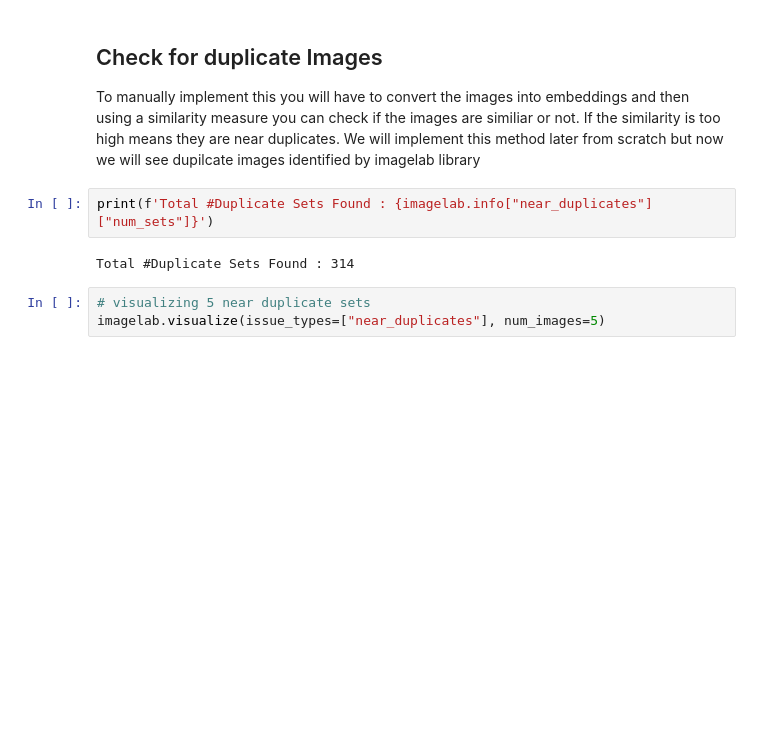
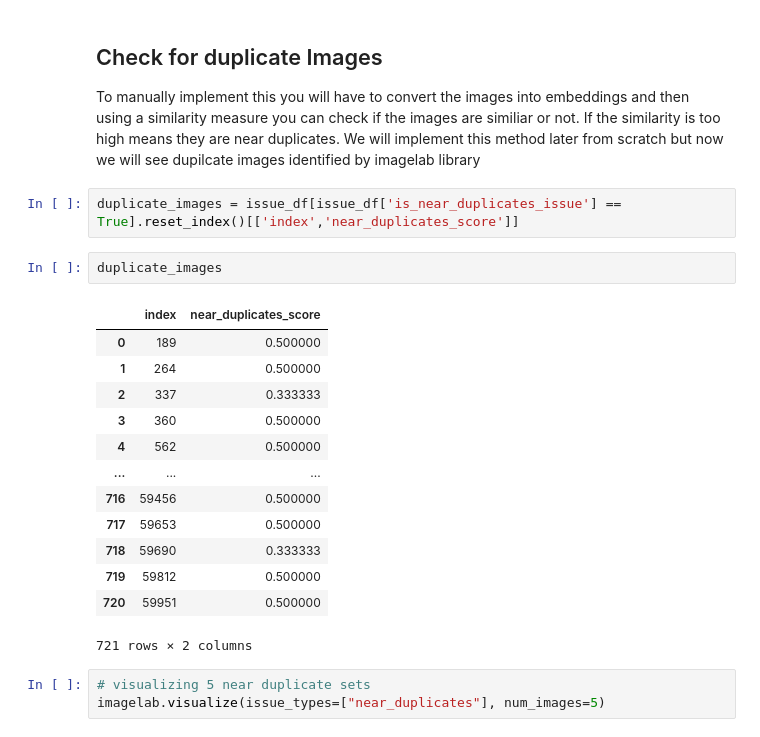
Before and after one commit to khetansarvesh/msml_602, a Jupyter notebook: Project/checkpoint2.ipynb, the cells around one changed output. Drawn from its saved outputs; the diff is of its cells as text; blank space fills up the shorter version.

```diff
--- a/Project/checkpoint2.ipynb
+++ b/Project/checkpoint2.ipynb
@@ -230,10 +232,24 @@ dark_img_index = dark_images['index']
 # %% [markdown]
 ## Check for duplicate Images
 To manually implement this you will have to convert the images into embeddings and then using a similarity measure you can check if the images are similiar or not. If the similarity is too high means they are near duplicates. We will implement this method later from scratch but now we will see dupilcate images identified by imagelab library
-# %%
-print(f'Total #Duplicate Sets Found : {imagelab.info["near_duplicates"]["num_sets"]}')
-# %% [output]
-Total #Duplicate Sets Found : 314
+# %%
+duplicate_images = issue_df[issue_df['is_near_duplicates_issue'] == True].reset_index()[['index','near_duplicates_score']]
+# %%
+duplicate_images
+# %% [output]
+|  | index | near_duplicates_score |
+| 0 | 189 | 0.500000 |
+| 1 | 264 | 0.500000 |
+| 2 | 337 | 0.333333 |
+| 3 | 360 | 0.500000 |
+| 4 | 562 | 0.500000 |
+| ... | ... | ... |
+| 716 | 59456 | 0.500000 |
+| 717 | 59653 | 0.500000 |
+| 718 | 59690 | 0.333333 |
+| 719 | 59812 | 0.500000 |
+| 720 | 59951 | 0.500000 |
+721 rows × 2 columns
 # %%
 # visualizing 5 near duplicate sets
 imagelab.visualize(issue_types=["near_duplicates"], num_images=5)
```
Also changed, not shown: parts of 15 cells of this notebook.
